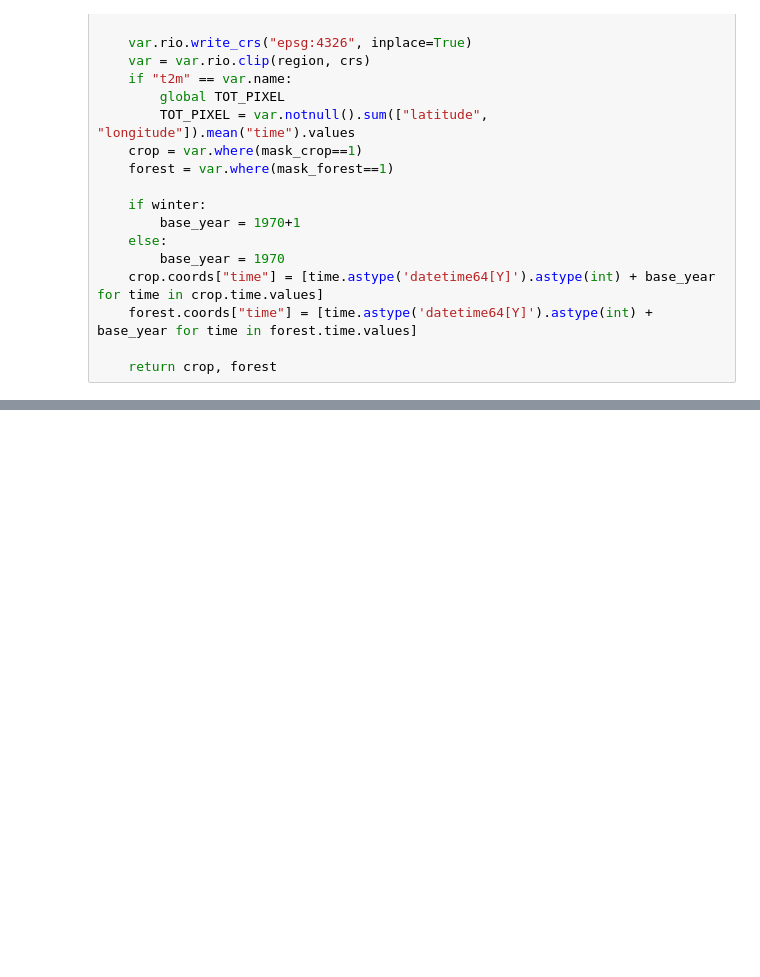
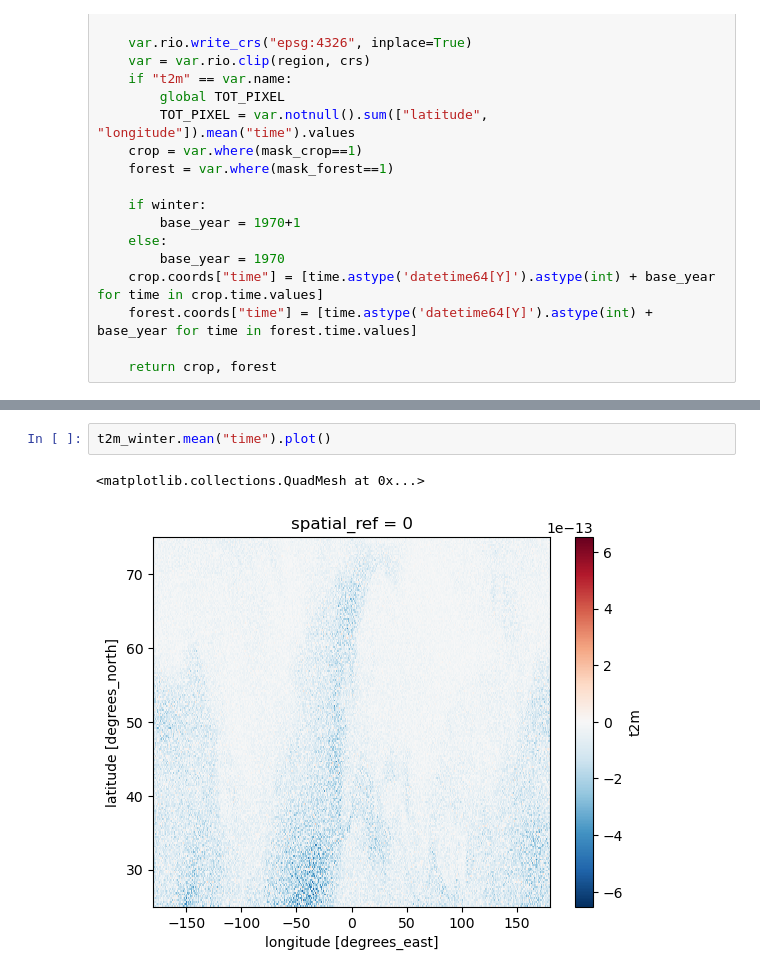
Before and after one commit to melioristic/preconditioned-compound-vegetation, a Jupyter notebook: nb_prepare_data.ipynb, the cells around one changed output, grey strips where cells are left out. Saved outputs shown, nothing was run; the diff lists cells and outputs as text; blank space fills up the shorter version.

```diff
--- a/nb_prepare_data.ipynb
+++ b/nb_prepare_data.ipynb
@@ -264,0 +209,5 @@ Crop frac: 16.94
+# %%
+t2m_winter.mean("time").plot()
+# %% [output]
+<matplotlib.collections.QuadMesh at 0x...>
+[figure, added]
```
Also changed, not shown: parts of 2 cells of this notebook, 12 other files.
